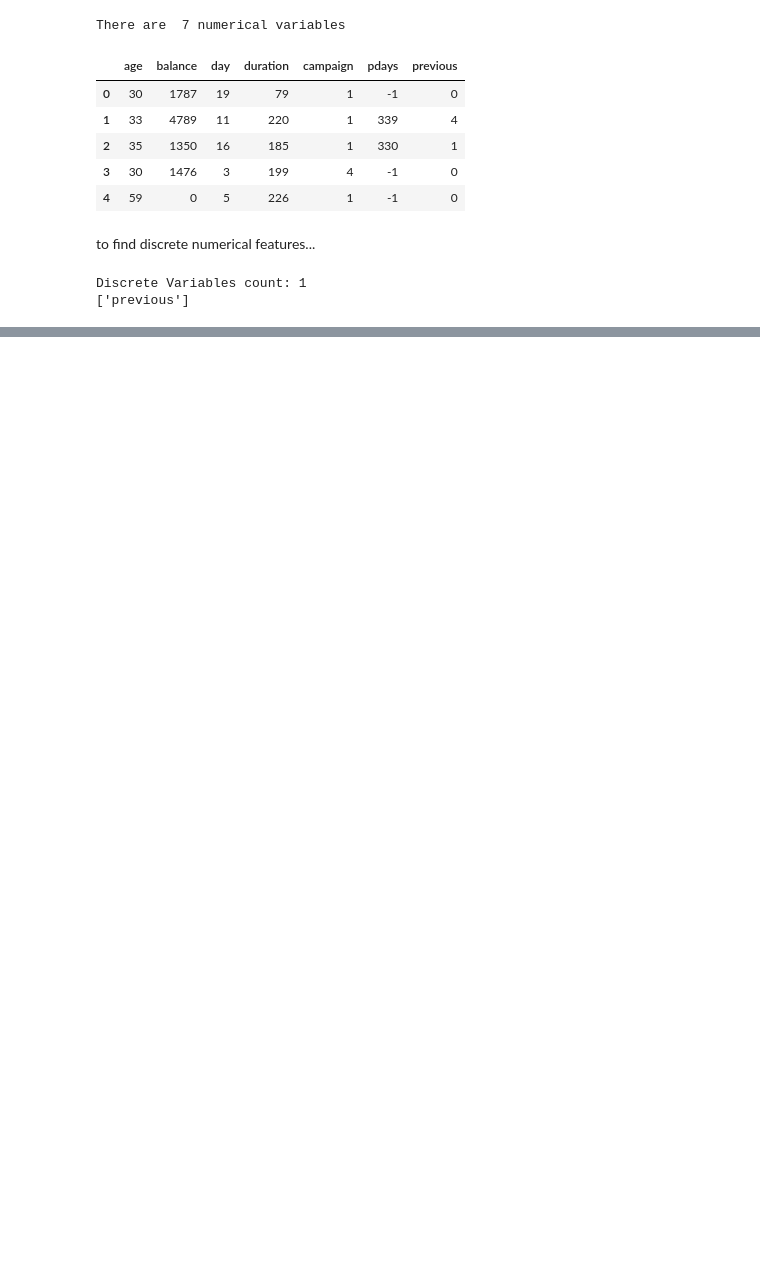
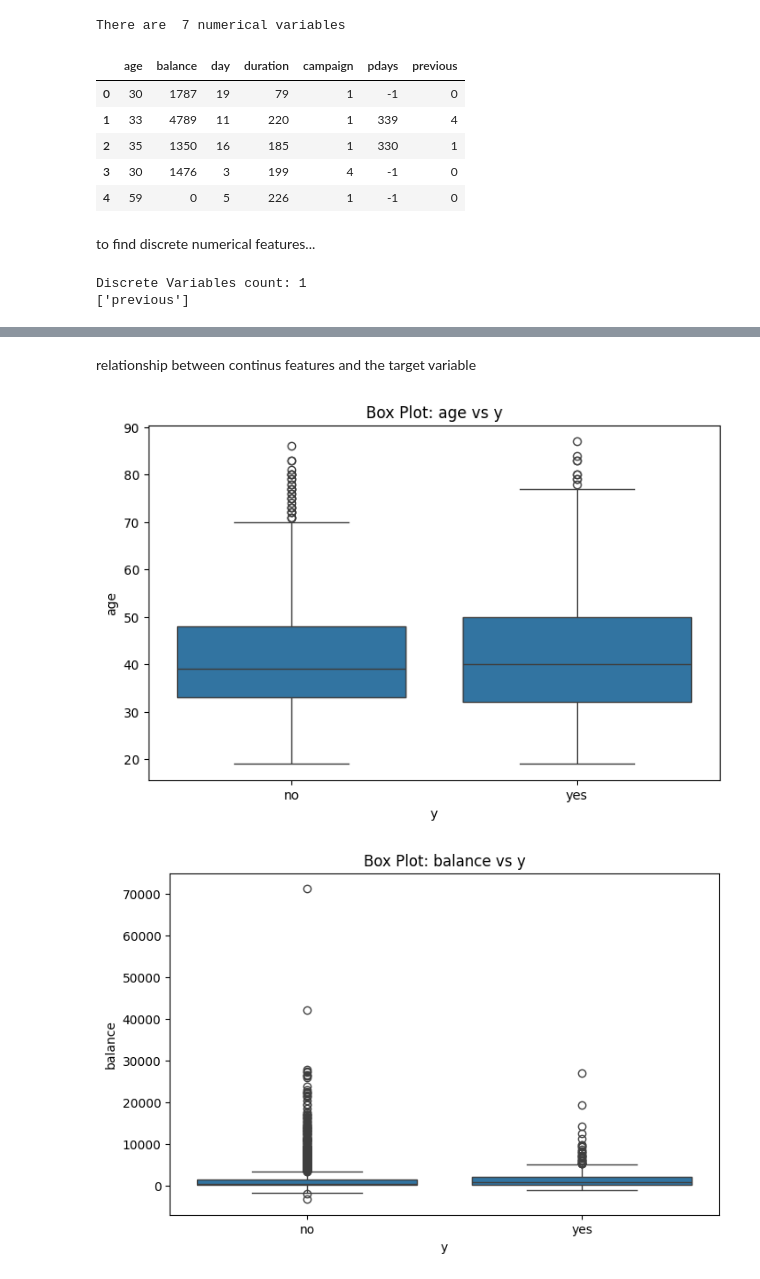
Before and after one commit to Deshan-Senanayake/Classification-ML-CW, a Jupyter notebook: Dataset preparation.ipynb, the cells around one changed output, grey strips where cells are left out. Cells and saved outputs as stored; diff of their text form; code cells hidden in the pictures; blank space fills up the shorter version.

```diff
--- a/Dataset preparation.ipynb
+++ b/Dataset preparation.ipynb
@@ -204,0 +228,19 @@ Discrete Variables count: 1
+# %% [markdown]
+relationship between continus features and the target variable
+# %%
+continuous_features = ['age', 'balance', 'day', 'duration', 'campaign', 'pdays']
+
+#target variable
+label = "y"
+
+for feature in continuous_features:
+    # box Plot
+    plt.figure(figsize=(8, 5))
+    sns.boxplot(data=df, x=label, y=feature)
+    plt.title(f"Box Plot: {feature} vs {label}")
+    plt.xlabel(label)
+    plt.ylabel(feature)
+    plt.show()
+# %% [output]
+[figure, added]
+[figure, added]
```
Also changed, not shown: parts of 12 cells of this notebook.
